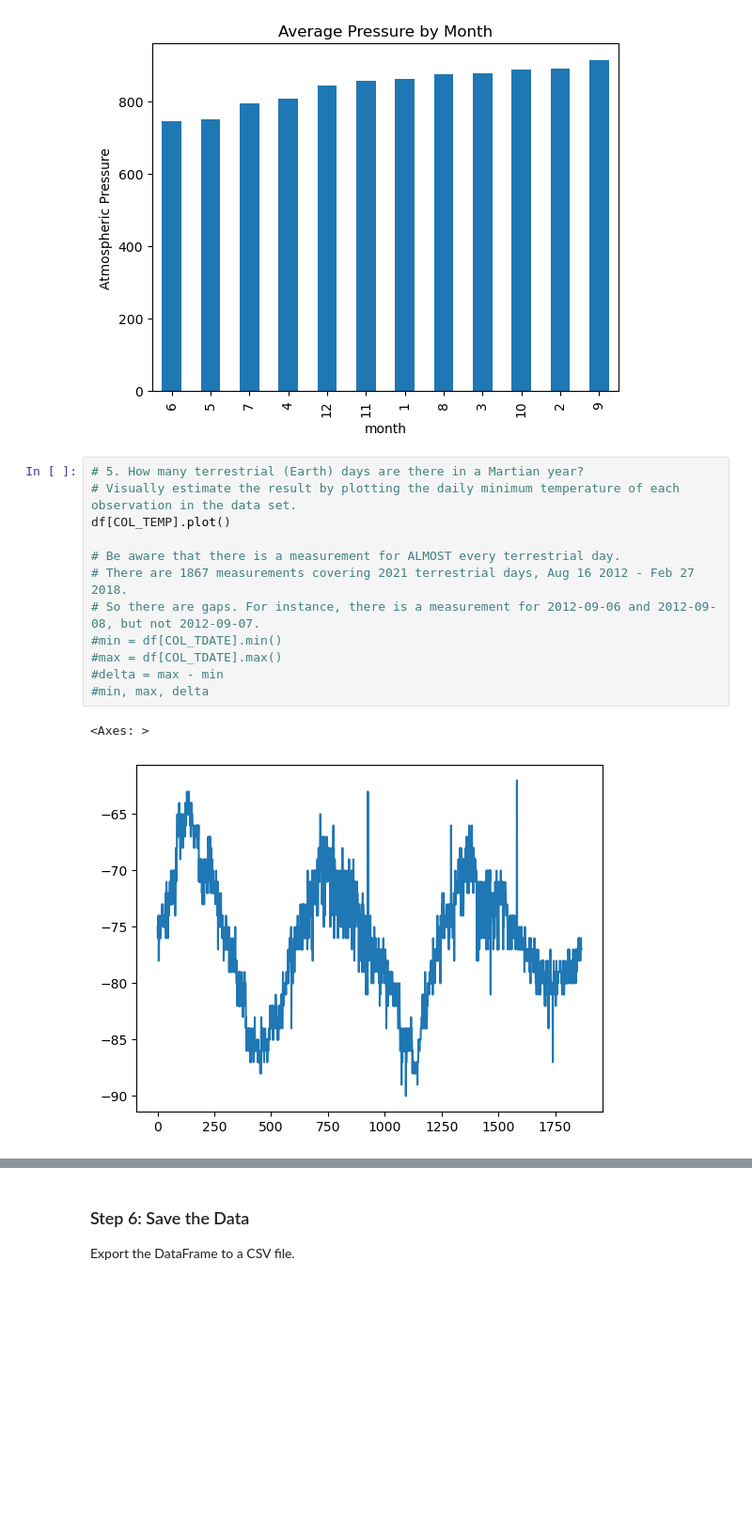
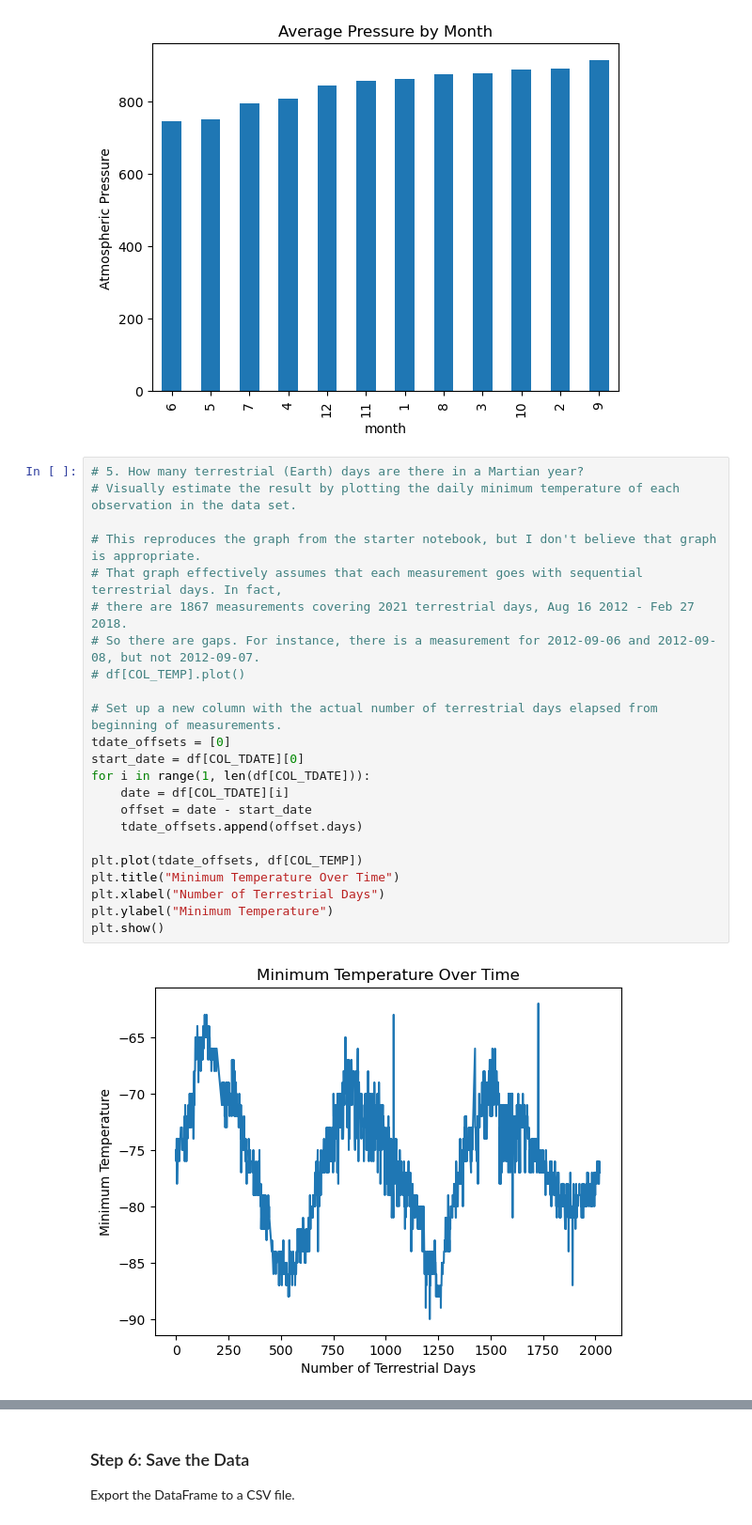
Before and after one commit to rmathena79/scraping-challenge, a Jupyter notebook: part_2_mars_weather_RPM.ipynb, the cells around one changed output, grey strips where cells are left out. Shown at 94% size. Saved outputs shown, nothing was run; the diff lists cells and outputs as text; blank space fills up the shorter version.

```diff
--- a/part_2_mars_weather_RPM.ipynb
+++ b/part_2_mars_weather_RPM.ipynb
@@ -231,15 +231,25 @@ df.groupby(COL_MMONTH)[COL_PRESSURE].mean().sort_values().plot.bar(
 # %%
 # 5. How many terrestrial (Earth) days are there in a Martian year?
 # Visually estimate the result by plotting the daily minimum temperature of each observation in the data set.
-df[COL_TEMP].plot()
 
-# Be aware that there is a measurement for ALMOST every terrestrial day.
-# There are 1867 measurements covering 2021 terrestrial days, Aug 16 2012 - Feb 27 2018.
+# This reproduces the graph from the starter notebook, but I don't believe that graph is appropriate.
+# That graph effectively assumes that each measurement goes with sequential terrestrial days. In fact,
+# there are 1867 measurements covering 2021 terrestrial days, Aug 16 2012 - Feb 27 2018.
 # So there are gaps. For instance, there is a measurement for 2012-09-06 and 2012-09-08, but not 2012-09-07.
-#min = df[COL_TDATE].min()
-#max = df[COL_TDATE].max()
-#delta = max - min
-#min, max, delta
+# df[COL_TEMP].plot()
+
+# Set up a new column with the actual number of terrestrial days elapsed from beginning of measurements.
+tdate_offsets = [0]
+start_date = df[COL_TDATE][0]
+for i in range(1, len(df[COL_TDATE])):
+    date = df[COL_TDATE][i]
+    offset = date - start_date
+    tdate_offsets.append(offset.days)
+
+plt.plot(tdate_offsets, df[COL_TEMP])
+plt.title("Minimum Temperature Over Time")
+plt.xlabel("Number of Terrestrial Days")
+plt.ylabel("Minimum Temperature")
+plt.show()
 # %% [output]
-<Axes: >
-[figure, old version]
+[figure, new version]
```
Also changed, not shown: parts of 7 cells of this notebook, 2 other files.
